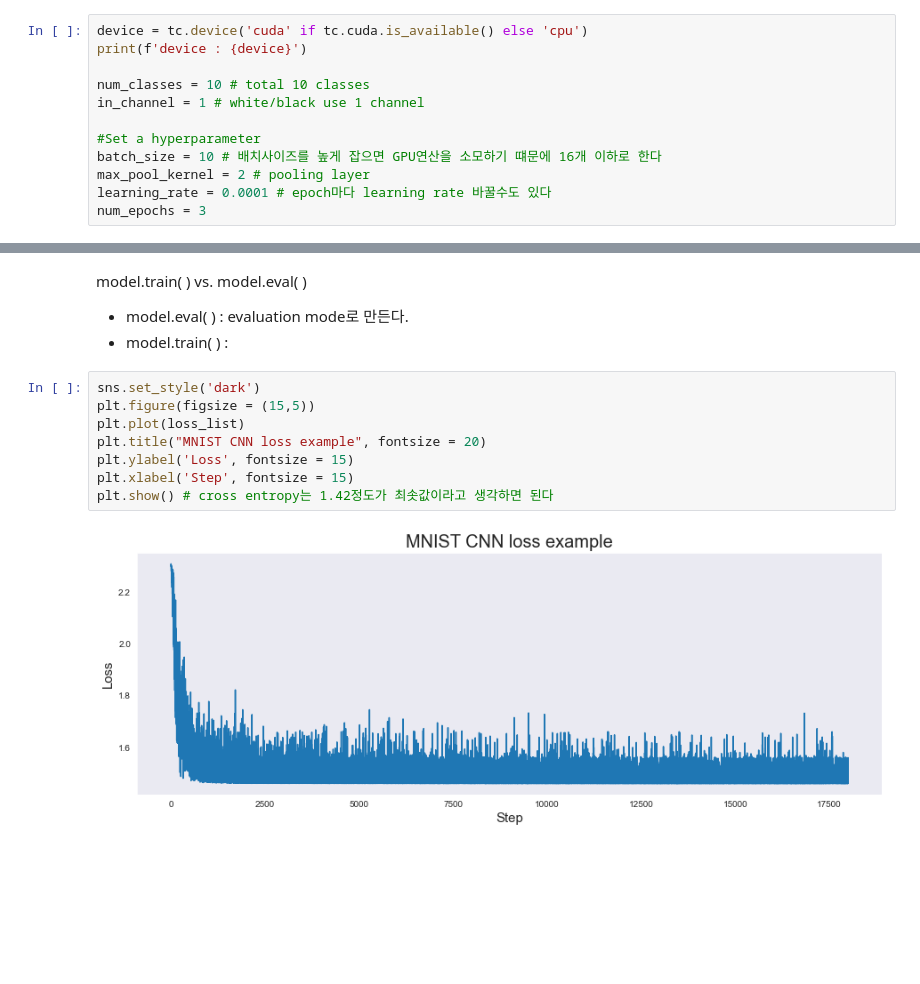
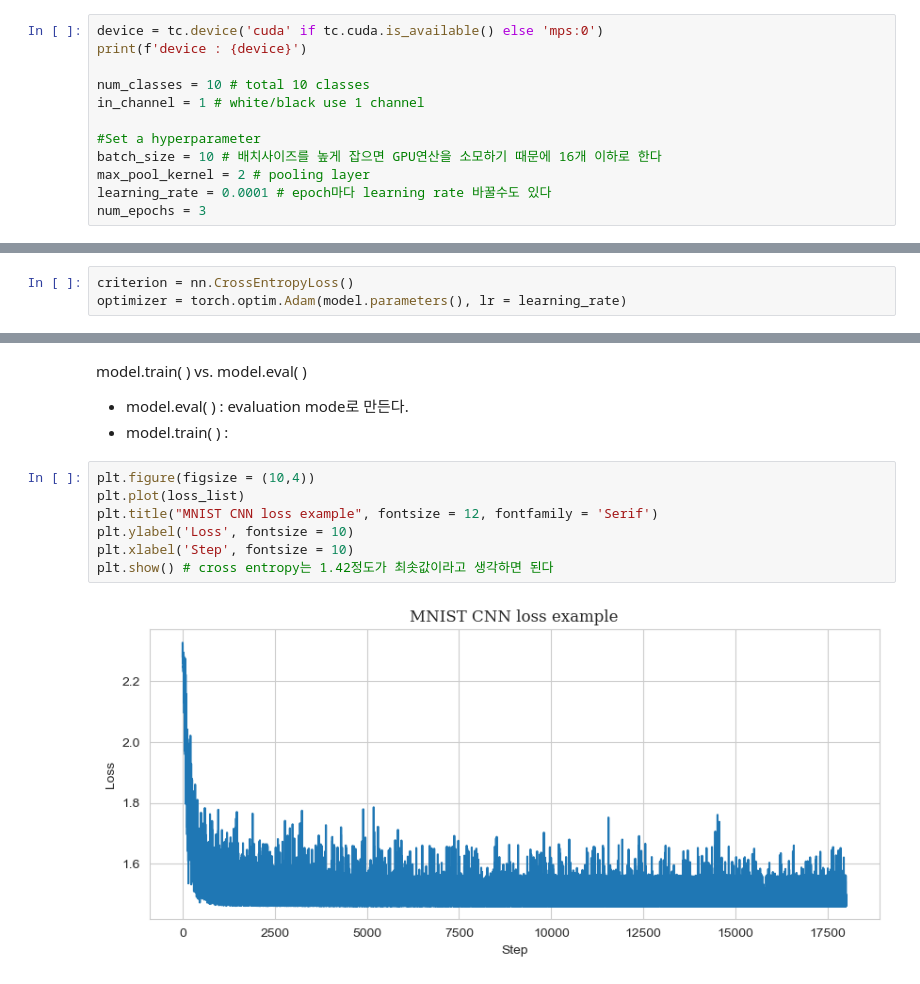
Before and after one commit to Tommylee1013/DeepLearning, a Jupyter notebook: Lecture Note/Day2.ipynb, the cells around one changed output, grey strips where cells are left out. Cells and saved outputs as stored; diff of their text form; blank space fills up the shorter version.

```diff
--- a/Lecture Note/Day2.ipynb
+++ b/Lecture Note/Day2.ipynb
@@ -8,14 +8,14 @@ import torch as tc
 # %% [markdown]
 Define Hyper-parameters
 # %%
-device = tc.device('cuda' if tc.cuda.is_available() else 'cpu')
+device = tc.device('cuda' if tc.cuda.is_available() else 'mps:0')
 print(f'device : {device}')
 
 num_classes = 10 # total 10 classes
 in_channel = 1 # white/black use 1 channel
 
 #Set a hyperparameter
-batch_size = 10 # 배치사이즈를 높게 잡으면 GPU연산을 소모하기 떄문에 16개 이하로 한다
+batch_size = 10 # 배치사이즈를 높게 잡으면 GPU연산을 소모하기 때문에 16개 이하로 한다
 max_pool_kernel = 2 # pooling layer
 learning_rate = 0.0001 # epoch마다 learning rate 바꿀수도 있다
 num_epochs = 3
@@ -127,3 +127,6 @@ class ConvNet(nn.Module) :
         return x
 # %%
 model = ConvNet(num_classes).to(device)
+# %%
+criterion = nn.CrossEntropyLoss()
+optimizer = torch.optim.Adam(model.parameters(), lr = learning_rate)
@@ -262,12 +267,11 @@ model.train( ) vs. model.eval( )
 - model.eval( ) : evaluation mode로 만든다.
 - model.train( ) :
 # %%
-sns.set_style('dark')
-plt.figure(figsize = (15,5))
+plt.figure(figsize = (10,4))
 plt.plot(loss_list)
-plt.title("MNIST CNN loss example", fontsize = 20)
-plt.ylabel('Loss', fontsize = 15)
-plt.xlabel('Step', fontsize = 15)
+plt.title("MNIST CNN loss example", fontsize = 12, fontfamily = 'Serif')
+plt.ylabel('Loss', fontsize = 10)
+plt.xlabel('Step', fontsize = 10)
 plt.show() # cross entropy는 1.42정도가 최솟값이라고 생각하면 된다
 # %% [output]
-[figure, old version]
+[figure, new version]
```
Also changed, not shown: parts of 9 cells of this notebook, 11 other files.
